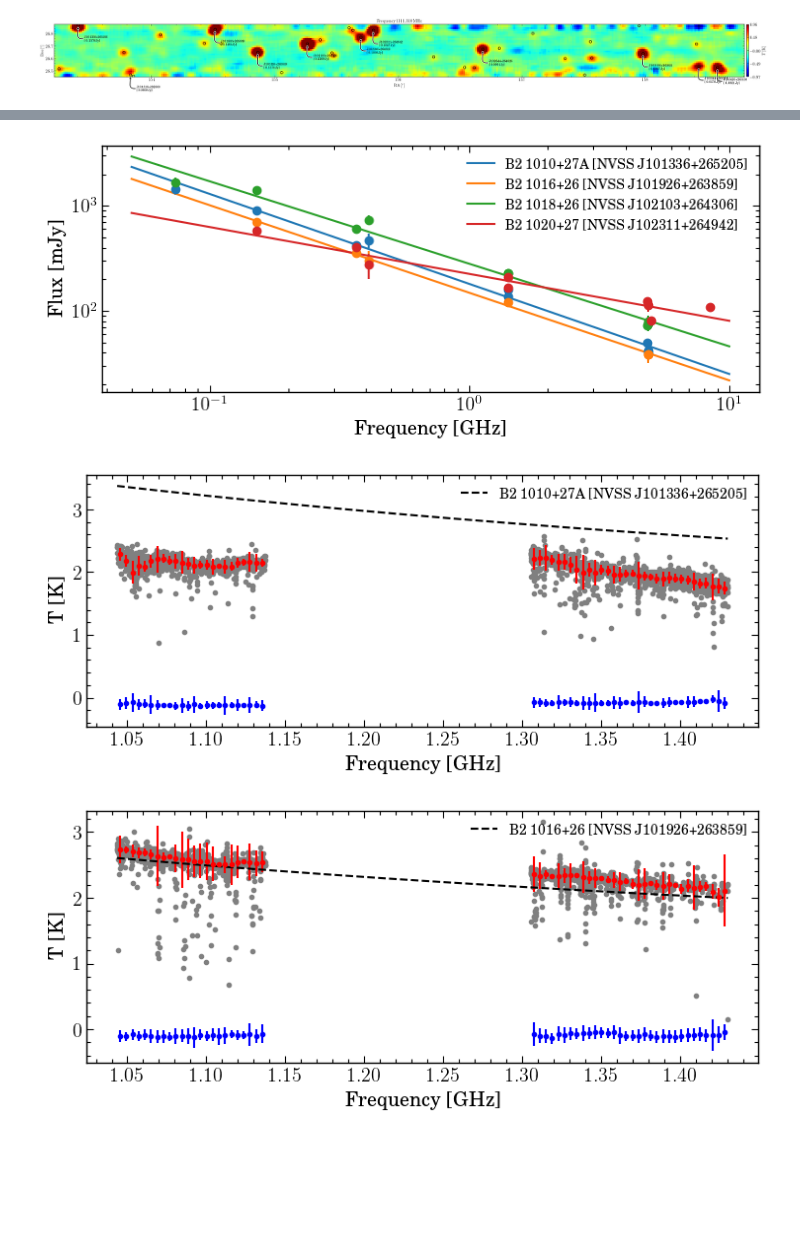
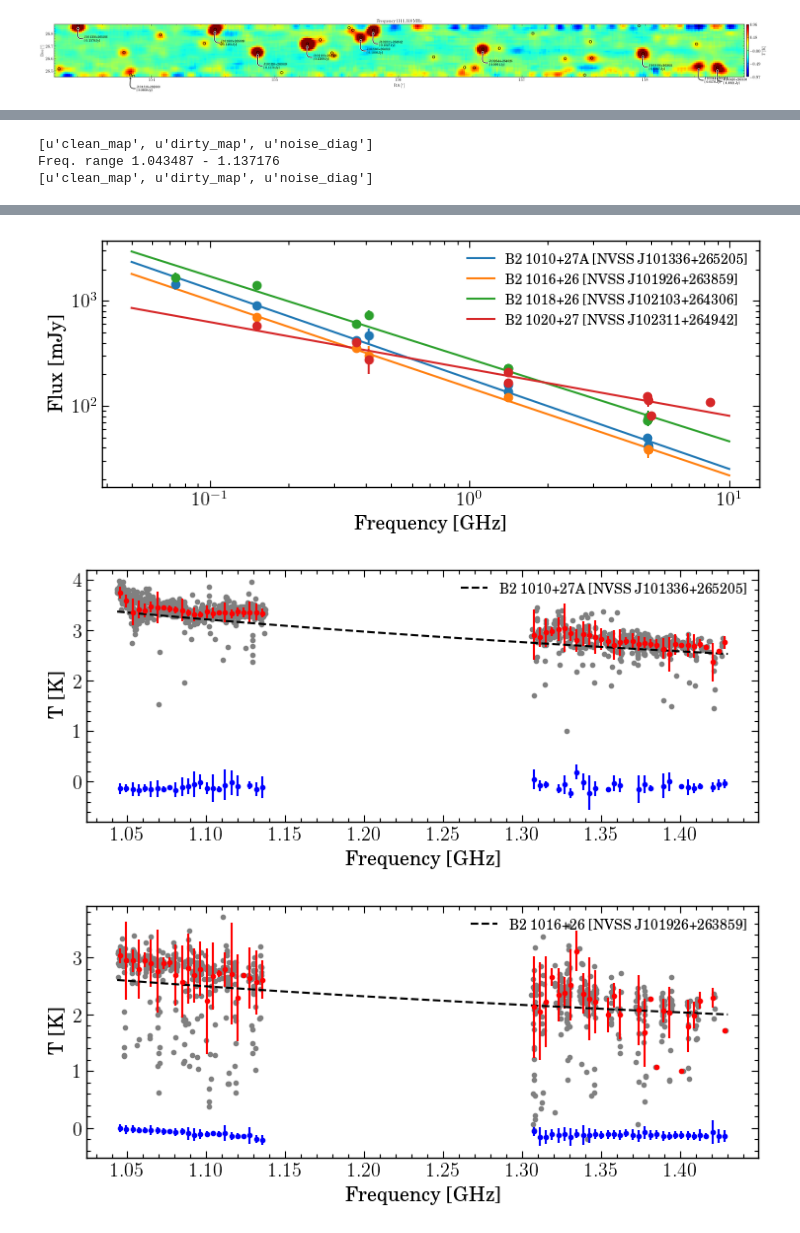
Before and after one commit to TianlaiProject/fpipe, a Jupyter notebook: notebooks/check_point_sources.ipynb, the cells around one changed output, grey strips where cells are left out. Saved outputs shown, nothing was run; the diff lists cells and outputs as text; code cells hidden in the pictures; blank space fills up the shorter version.

```diff
--- a/notebooks/check_point_sources.ipynb
+++ b/notebooks/check_point_sources.ipynb
@@ -55,7 +55,8 @@ source_list = []
 map_path = '/scratch/users/ycli/fanalysis/'
 #suffix = '_beamcut'
 #suffix = '_bc0.6'
-suffix = '_bc0.6_tsysnorm_small'
+#suffix = '_bc0.6_tsysnorm_small'
+suffix = '_bc0.5'
 map_name_lo = '/map_200-2248/cm_May31_0003-0004%s_vis.h5'%suffix
 map_name_hi = '/map_5000-7048/cm_May31_0003-0004%s_vis.h5'%suffix
 
@@ -125,0 +108,3 @@ Jy2K : 17.396184
+[u'clean_map', u'dirty_map', u'noise_diag']
+Freq. range 1.043487 - 1.137176
+[u'clean_map', u'dirty_map', u'noise_diag']
@@ -126,3 +128,3 @@ Jy2K : 17.396184
 [figure]
-[figure, old version]
+[figure, new version]
-[figure, old version]
+[figure, new version]
```
Also changed, not shown: parts of 1 cell of this notebook, 17 other files.
